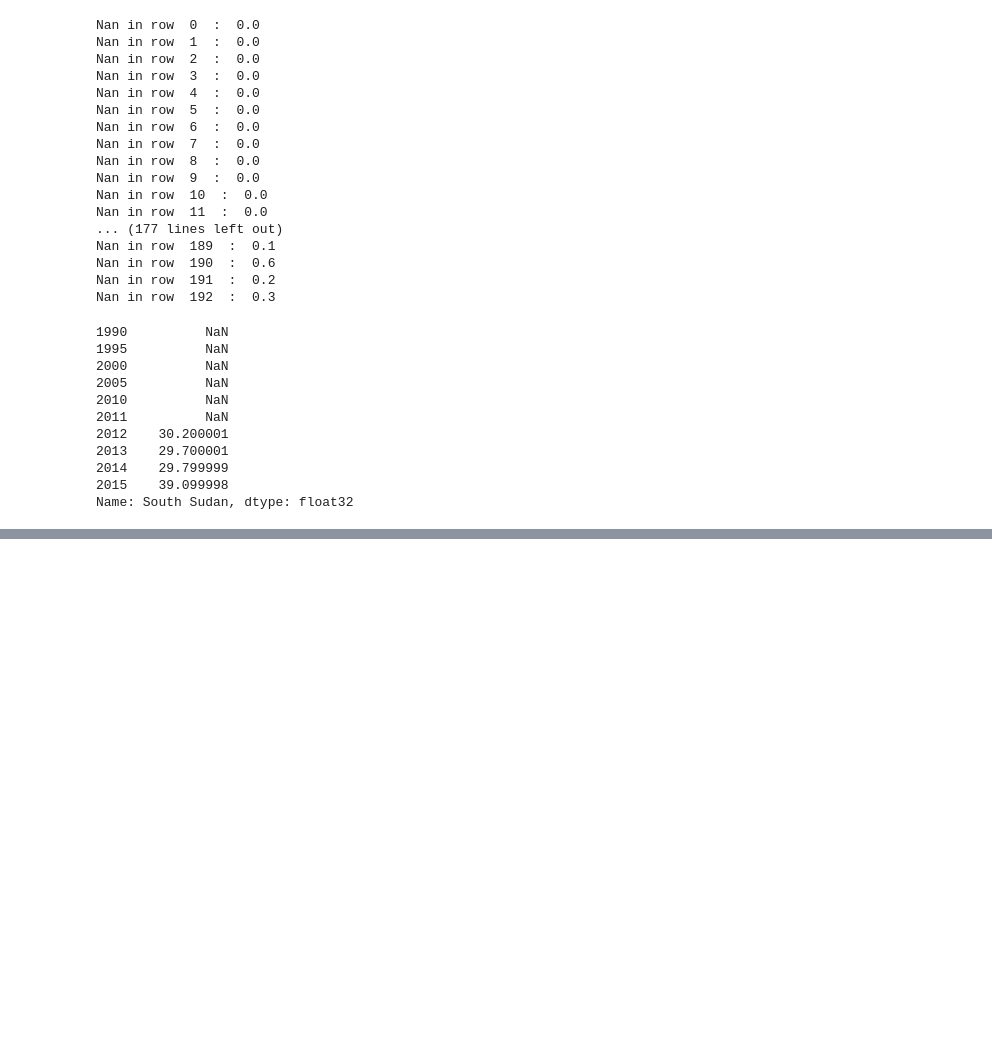
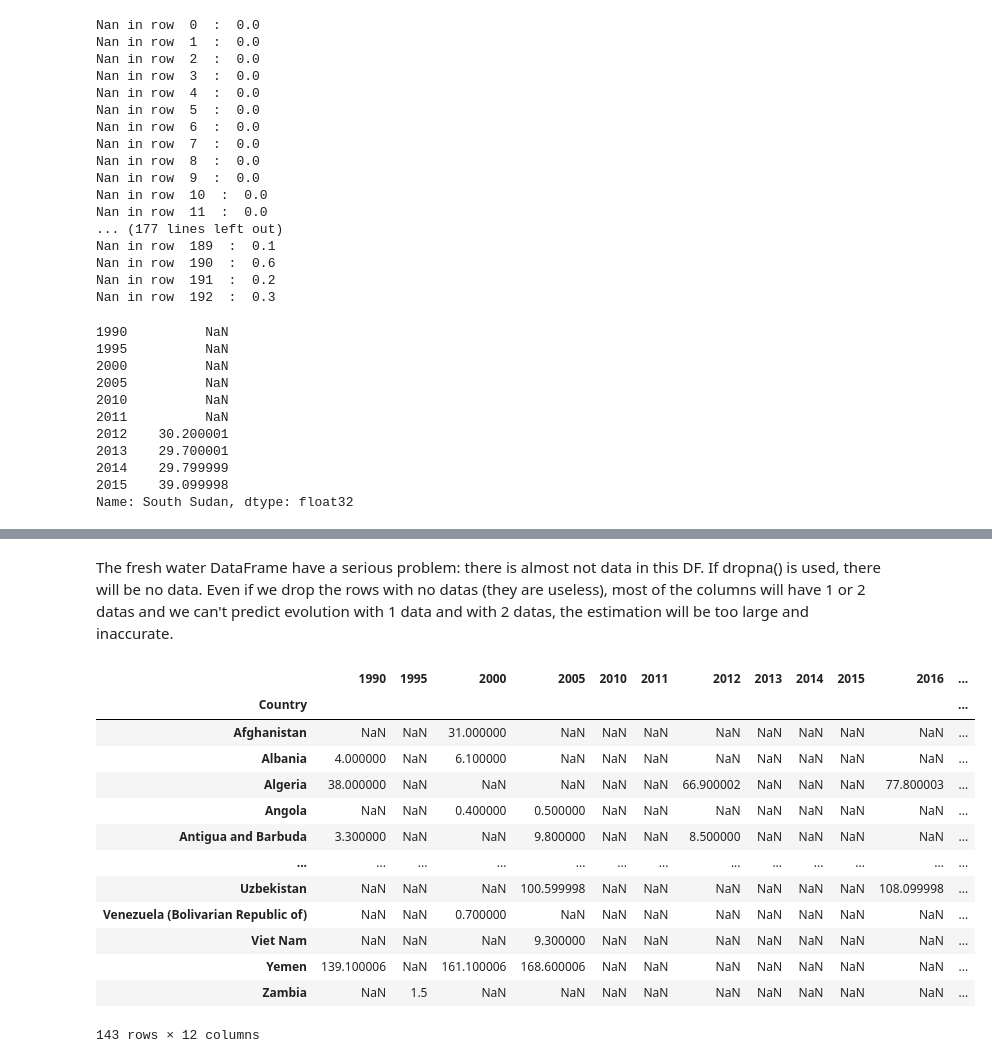
Before and after one commit to mattcoget/Project-HDI, a Jupyter notebook: Natural ressources depletion.ipynb, the cells around one changed output, grey strips where cells are left out. Saved outputs shown, nothing was run; the diff lists cells and outputs as text; code cells hidden in the pictures; blank space fills up the shorter version.

```diff
--- a/Natural ressources depletion.ipynb
+++ b/Natural ressources depletion.ipynb
@@ -1772,0 +1939,19 @@ renewables.to_csv('Renewable energy consumption_cleaned.csv')
+# %% [markdown]
+The fresh water DataFrame have a serious problem: there is almost not data in this DF. If dropna() is used, there will be no data. Even if we drop the rows with no datas (they are useless), most of the columns will have 1 or 2 datas and we can't predict evolution with 1 data and with 2 datas, the estimation will be too large and inaccurate.
+# %%
+water.dropna(how='all')
+# %% [output]
+|  | 1990 | 1995 | 2000 | 2005 | 2010 | 2011 | 2012 | 2013 | 2014 | 2015 | 2016 | ... |
+| Country |  |  |  |  |  |  |  |  |  |  |  | ... |
+| Afghanistan | NaN | NaN | 31.000000 | NaN | NaN | NaN | NaN | NaN | NaN | NaN | NaN | ... |
+| Albania | 4.000000 | NaN | 6.100000 | NaN | NaN | NaN | NaN | NaN | NaN | NaN | NaN | ... |
+| Algeria | 38.000000 | NaN | NaN | NaN | NaN | NaN | 66.900002 | NaN | NaN | NaN | 77.800003 | ... |
+| Angola | NaN | NaN | 0.400000 | 0.500000 | NaN | NaN | NaN | NaN | NaN | NaN | NaN | ... |
+| Antigua and Barbuda | 3.300000 | NaN | NaN | 9.800000 | NaN | NaN | 8.500000 | NaN | NaN | NaN | NaN | ... |
+| ... | ... | ... | ... | ... | ... | ... | ... | ... | ... | ... | ... | ... |
+| Uzbekistan | NaN | NaN | NaN | 100.599998 | NaN | NaN | NaN | NaN | NaN | NaN | 108.099998 | ... |
+| Venezuela (Bolivarian Republic of) | NaN | NaN | 0.700000 | NaN | NaN | NaN | NaN | NaN | NaN | NaN | NaN | ... |
+| Viet Nam | NaN | NaN | NaN | 9.300000 | NaN | NaN | NaN | NaN | NaN | NaN | NaN | ... |
+| Yemen | 139.100006 | NaN | 161.100006 | 168.600006 | NaN | NaN | NaN | NaN | NaN | NaN | NaN | ... |
+| Zambia | NaN | 1.5 | NaN | NaN | NaN | NaN | NaN | NaN | NaN | NaN | NaN | ... |
+143 rows × 12 columns
```
Also changed, not shown: parts of 17 cells of this notebook, 19 other files.
